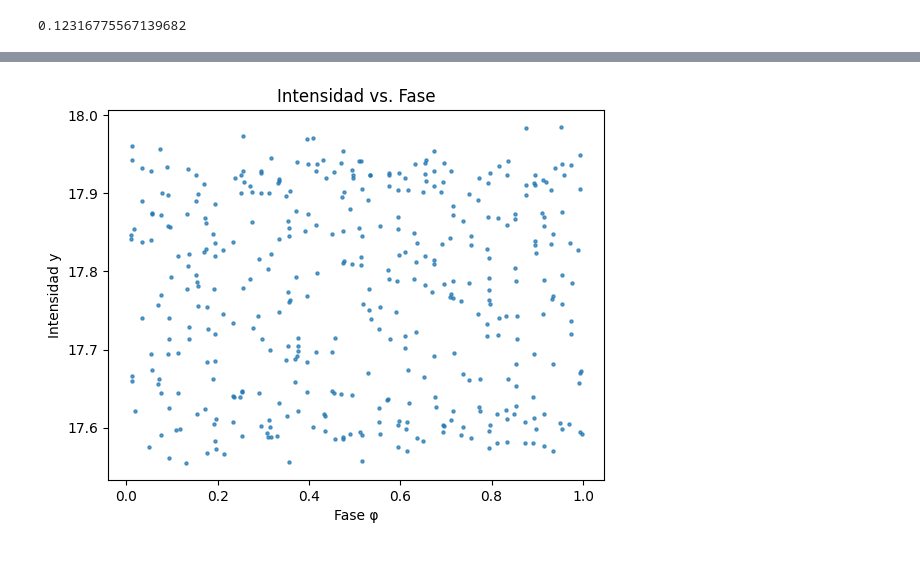
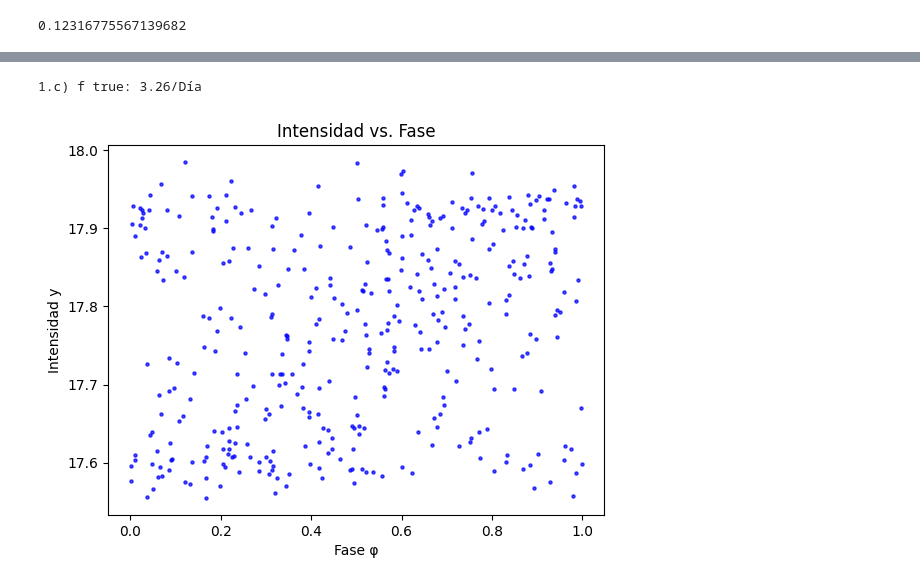
Before and after one commit to JessiDaniL/metodos2_grupo1, a Jupyter notebook: Talleres/Taller_2/Punto1.ipynb, the cells around one changed output, grey strips where cells are left out. Cells and saved outputs as stored; diff of their text form; code cells hidden in the pictures.

```diff
--- a/Talleres/Taller_2/Punto1.ipynb
+++ b/Talleres/Taller_2/Punto1.ipynb
@@ -119,12 +132,14 @@ plt.savefig("1.b.pdf")
 #Punto 1.c
 datos = np.loadtxt("Datos/Datos_punto1.csv", delimiter=";")
 
-t = datos[:, 0]
-y = datos[:, 1]
-sigma_y= datos[:, 2]
+t = np.array(datos[:, 0])
+y = np.array(datos[:, 1])
+sigma_y= np.array(datos[:, 2] )
+
 
 #Calculamos la frecuencia de Nyquist
-dt = np.mean(np.diff(t))
-f_nyquist = 1 / (2 * dt)
+delta_t=np.diff(t)
+val_d_t=mode(delta_t)
+f_nyquist = 1 / (2 * val_d_t)
 print(f"1.c) frecuencia Nyquist: {f_nyquist:.6f}")
 # %% [output]
@@ -146,0 +147,12 @@ plt.plot(freqs,fft_abs)
+# %%
+delta_t=np.diff(t)
+val_d_t=mode(delta_t)
+#Eliminamos el valor del promedio de la intensidad de los datos
+y_filt=y-y.mean()
+# %%
+f=np.arange(0,5,0.005)
+FFT_data= np.abs(Fourier(t,y_filt,f))
+plt.plot(f,FFT_data,label="FFT",color="b")
+plt.xlabel("Frecuencia")
+plt.ylabel("Fourier transform")
+plt.legend()
@@ -147,13 +162,19 @@ plt.plot(freqs,fft_abs)
+# %%
+i_max=np.argmax(FFT_data)
+frec_true=round(f[i_max],2)
+print(f"1.c) f true: {frec_true}/Día")
+# %% [output]
+1.c) f true: 3.26/Día
 # %%
-phi = np.mod(0.2* t, 1)
+phi = np.mod(frec_true* t, 1)
 
 # Graficar y vs. φ
 plt.figure()
-plt.scatter(phi, y, s=5, alpha=0.7, label="Datos")
+plt.scatter(phi, y, s=5, alpha=0.7, label="Datos",c="b")
 plt.xlabel("Fase φ")
 plt.ylabel("Intensidad y")
 plt.title("Intensidad vs. Fase")
 plt.savefig("1.c.pdf")
 plt.show()
 # %% [output]
-[figure, old version]
+[figure, new version]
```
Also changed, not shown: parts of 14 cells of this notebook, 3 other files.
